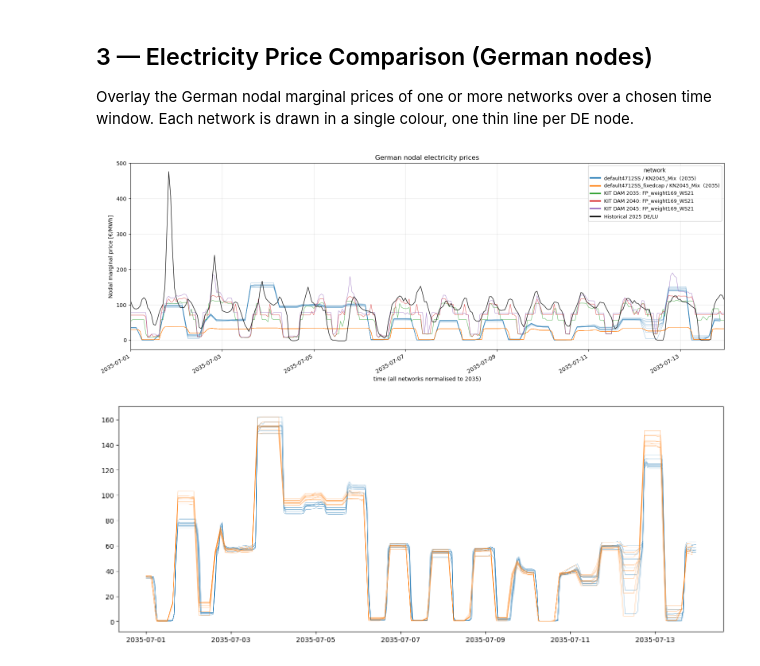
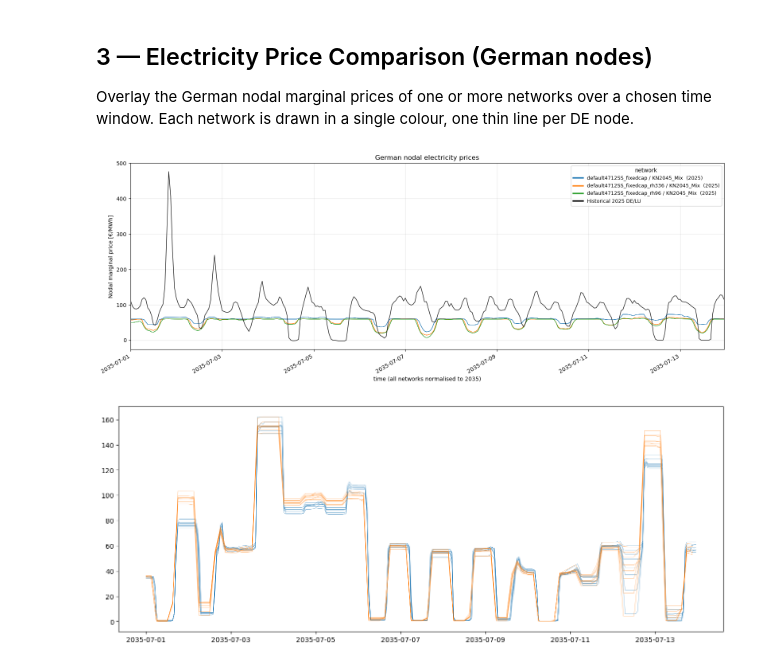
Before and after one commit to FiBe-ie2s/pypsa-de, a Jupyter notebook: thesis/analysis.ipynb, the cells around one changed output. Saved outputs shown, nothing was run; the diff lists cells and outputs as text; code cells hidden in the pictures.

```diff
--- a/thesis/analysis.ipynb
+++ b/thesis/analysis.ipynb
@@ -123,12 +125,20 @@ def load(path):
 # %%
 #nw_default_2035 = load(ROOT / r"results\default4712SS\KN2045_Mix\networks\base_s_27__none_2035.nc")
 #nw_default_2030 = load(ROOT / r"results\default4712SS\KN2045_Mix\networks\base_s_27__none_2030.nc")
-#nw_test_fixedcap_2035 = load(ROOT / r"results\test02_fixedcap\KN2045_Mix\networks\base_s_27__none_2035_op.nc")
-#nw_fixedcap_2035 = load(ROOT / r"results\default4712SS_fixedcap\KN2045_Mix\networks\base_s_27__none_2035_op.nc")
-#nw_test02_custom_map_2035 = load(ROOT / r"results\test02_custom_map\KN2045_Mix\networks\base_s_27__none_2035.nc")
+
+# nw_fixedcap_2025 = load(ROOT / r"results\default4712SS_fixedcap\KN2045_Mix\networks\base_s_27__none_2025_op.nc")
+# nw_fixedcap_2035 = load(ROOT / r"results\default4712SS_fixedcap\KN2045_Mix\networks\base_s_27__none_2035_op.nc")
+# nw_fixedcap_2040 = load(ROOT / r"results\default4712SS_fixedcap\KN2045_Mix\networks\base_s_27__none_2040_op.nc")
+# nw_fixedcap_2045 = load(ROOT / r"results\default4712SS_fixedcap\KN2045_Mix\networks\base_s_27__none_2045_op.nc")
+
+nw_fixedcap_2025_rh96 = load(ROOT / r"results\default4712SS_fixedcap_rh96\KN2045_Mix\networks\base_s_27__none_2025_op.nc")
+nw_fixedcap_2035_rh96 = load(ROOT / r"results\default4712SS_fixedcap_rh96\KN2045_Mix\networks\base_s_27__none_2035_op.nc")
+
+nw_fixedcap_2025_rh336 = load(ROOT / r"results\default4712SS_fixedcap_rh336\KN2045_Mix\networks\base_s_27__none_2025_op.nc")
+nw_fixedcap_2035_rh336 = load(ROOT / r"results\default4712SS_fixedcap_rh336\KN2045_Mix\networks\base_s_27__none_2035_op.nc")
 #nw_default8760 = load(ROOT / r"results\default8760SS\KN2045_Mix\networks\base_s_27__none_2035.nc")
 
-nw_ariadne_2035 = load(ROOT / r"results\ariadne_technologiemix\base_s_49_lvopt__none_2035.nc")
+#nw_ariadne_2035 = load(ROOT / r"results\ariadne_technologiemix\base_s_49_lvopt__none_2035.nc")
 #nw_ariadne_2040 = load(ROOT / r"results\ariadne_technologiemix\base_s_49_lvopt__none_2040.nc")
 #nw_ariadne_2045 = load(ROOT / r"results\ariadne_technologiemix\base_s_49_lvopt__none_2045.nc")
 # %% [output]
@@ -417,15 +486,15 @@ time window. Each network is drawn in a single colour, one thin line per DE node
 # %%
 # ── German nodal electricity prices — compare several networks ──
 # bundles to overlay. Each network -> one colour, one thin line per German node.
-selected = [nw_default_2035, nw_fixedcap_2035]   # <- networks to compare #, nw_fixedcap_2035, nw_test_fixedcap_2035, nw_test02_custom_map_2035, nw_ariadne, nw_default8760, nw_ariadne_2035, nw_ariadne_2040, nw_ariadne_2045,
-
+#selected = [nw_fixedcap_2035]   # <- networks to compare #, nw_fixedcap_2035, nw_test_fixedcap_2035, nw_test02_custom_map_2035, nw_ariadne, nw_default8760, nw_ariadne_2035, nw_ariadne_2040, nw_ariadne_2045,
+selected = [nw_fixedcap_2025, nw_fixedcap_2025_rh336, nw_fixedcap_2025_rh96]
 # ── External DAM price series from KIT agent-based model ──────
 # One CSV per horizon, each with 360 hourly DE-LU price series (8760 hours).
 # Add column names per dataset to overlay them on the plot.
 dam_datasets = {
-    2035: (ROOT / "thesis" / "DE_LU_2035_360prices.csv", ["FP_weight169_WS21"]),
-    2040: (ROOT / "thesis" / "DE_LU_2040_360prices.csv", ["FP_weight169_WS21"]),
-    2045: (ROOT / "thesis" / "DE_LU_2045_360prices.csv", ["FP_weight169_WS21"]),
+    2035: (ROOT / "thesis" / "DE_LU_2035_360prices.csv", []), #"FP_weight169_WS21"
+    2040: (ROOT / "thesis" / "DE_LU_2040_360prices.csv", []), #"FP_weight169_WS21"
+    2045: (ROOT / "thesis" / "DE_LU_2045_360prices.csv", []), # "FP_weight169_WS21"
 }
 
 # ── Historical DE/LU day-ahead prices 2025 (SMARD export) ─────
@@ -473,34 +542,34 @@ for dam_year, (dam_csv, dam_series_to_plot) in dam_datasets.items():
             series = series[(dam_idx >= T_START) & (dam_idx < T_END)]
         color = palette[(len(selected) + j) % len(palette)]
         ax.plot(series.index, series.values, color=color, linewidth=0.7, alpha=0.8)
         ax.plot([], [], color=color, linewidth=2.5, label=f"KIT DAM {dam_year}: {col}")
         j += 1
 
 # ── Plot historical 2025 DE/LU series ─────────────────────────
 if plot_hist_2025:
     hist_df = pd.read_csv(hist_csv, sep=";", decimal=",", na_values="-",
                           usecols=["Datum von", hist_col],
                           parse_dates=["Datum von"], dayfirst=True)
     hist_df = hist_df.set_index("Datum von")
     hist_idx = hist_df.index + pd.DateOffset(years=REF_YEAR - hist_df.index[0].year)
     series = hist_df[hist_col]
     series.index = hist_idx
     if T_START and T_END:
         series = series[(hist_idx >= T_START) & (hist_idx < T_END)]
     ax.plot(series.index, series.values, color=hist_color, linewidth=1.0, alpha=0.9)
     ax.plot([], [], color=hist_color, linewidth=2.5, label="Historical 2025 DE/LU")
 
 ax.set_ylabel("Nodal marginal price [€/MWh]")
 ax.set_xlabel(f"time (all networks normalised to {REF_YEAR})")
 ax.set_title("German nodal electricity prices")
 ax.margins(x=0)
 ax.grid(True, alpha=0.3)
 ax.legend(loc="upper right", fontsize=9, title="network")
 fig.autofmt_xdate()
 plt.tight_layout()
 plt.show()
 # %% [output]
-[figure, old version]
+[figure, new version]
 # %%
 # ── Quick look: plot ALL 360 KIT DAM price series from the CSV ──
 REF_YEAR = 2035
```
Also changed, not shown: parts of 9 cells of this notebook, 3 other files.
